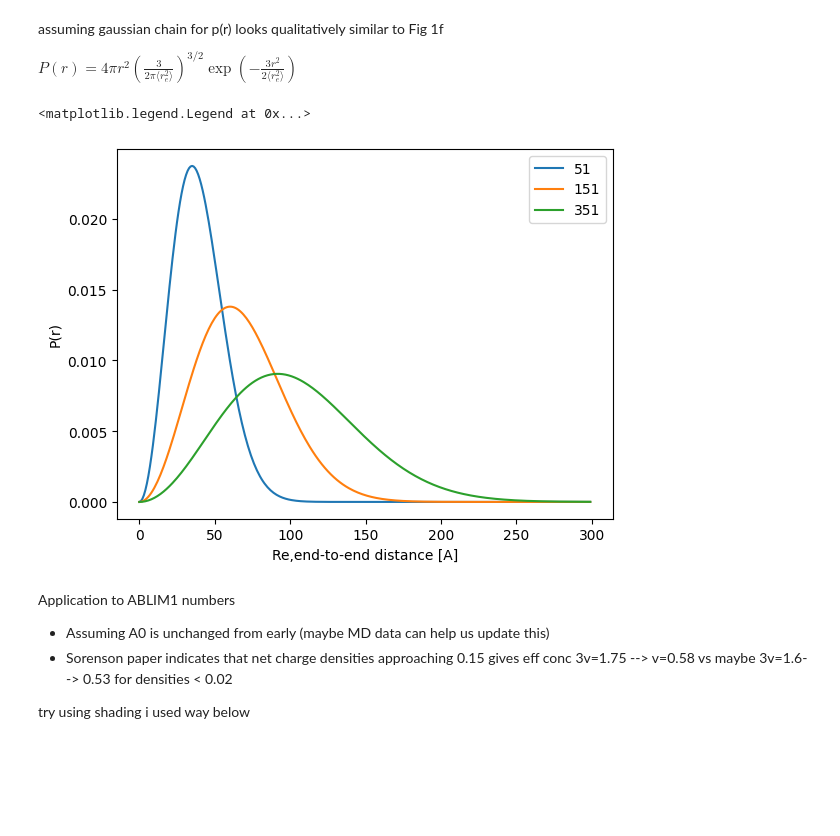
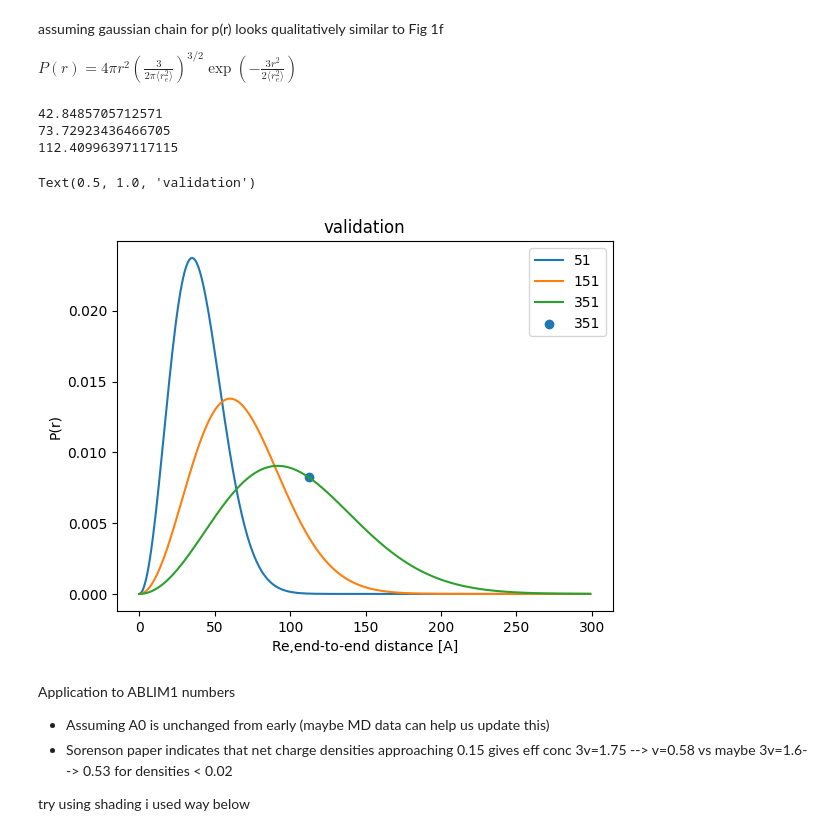
Before and after one commit to huskeypm/foldingML, a Jupyter notebook: ablim.ipynb, the cells around one changed output. Drawn from its saved outputs; the diff is of its cells as text; code cells hidden in the pictures; blank space fills up the shorter version.

```diff
--- a/ablim.ipynb
+++ b/ablim.ipynb
@@ -254,42 +359,48 @@ $P(r) = 4 \pi r^2
 \exp\left( -\frac{3r^2}{2 \langle r_e^2 \rangle}\right)
 $
 # %%
+import numpy as np
 def pr(r,re_sqd):
     t1 = 4*np.pi * r**2
     t2 = (3/(2*np.pi*re_sqd))**(1.5)
     expt = (3*r*r)/(2*re_sqd)
     t3 = np.exp(-expt)
     return t1*t2*t3
 
 
 
 rs = np.arange(0,300)
 
 Ns = 51
 sqrt_re2 = A0 * (Ns**nu)
-#print(sqrt_re2)
+print(sqrt_re2)
 re2 = sqrt_re2**2
 plt.plot(rs,pr(rs,re2),label=Ns)
-
+#plt.scatter(sqrt_re2,pr(sqrt_re2,re2),label=Ns)
 
 Ns = 151
 sqrt_re2 = A0 * (Ns**nu)
-#print(sqrt_re2)
+print(sqrt_re2)
 re2 = sqrt_re2**2
 plt.plot(rs,pr(rs,re2),label=Ns)
 
 
 Ns = 351
 sqrt_re2 = A0 * (Ns**nu)
-#print(sqrt_re2)
+print(sqrt_re2)
 re2 = sqrt_re2**2
 plt.plot(rs,pr(rs,re2),label=Ns)
 plt.ylabel('P(r)')
 plt.xlabel('Re,end-to-end distance [A]')
+plt.scatter(sqrt_re2,pr(sqrt_re2,re2),label=Ns)
 plt.legend(loc=0)
+plt.title("validation")
 # %% [output]
-<matplotlib.legend.Legend at 0x...>
+42.8485705712571
+73.72923436466705
+112.40996397117115
+Text(0.5, 1.0, 'validation')
-[figure, old version]
+[figure, new version]
 # %% [markdown]
 Application to ABLIM1 numbers
 * Assuming A0 is unchanged from early  (maybe MD data can help us update this)
```
Also changed, not shown: parts of 11 cells of this notebook.
